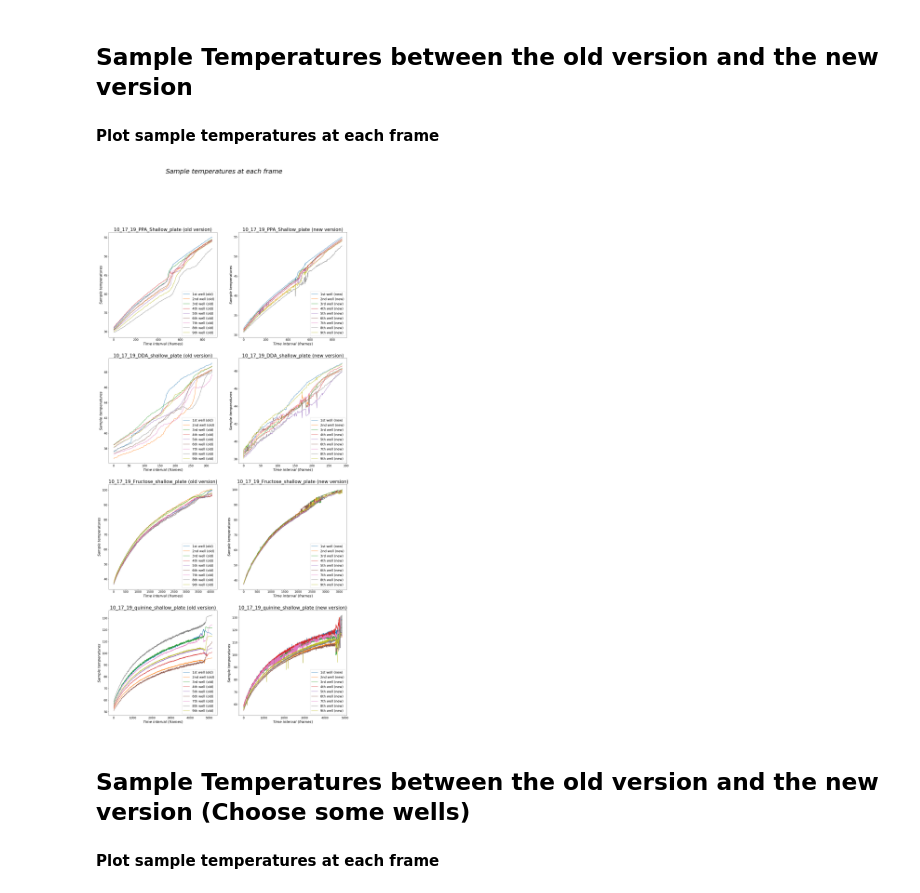
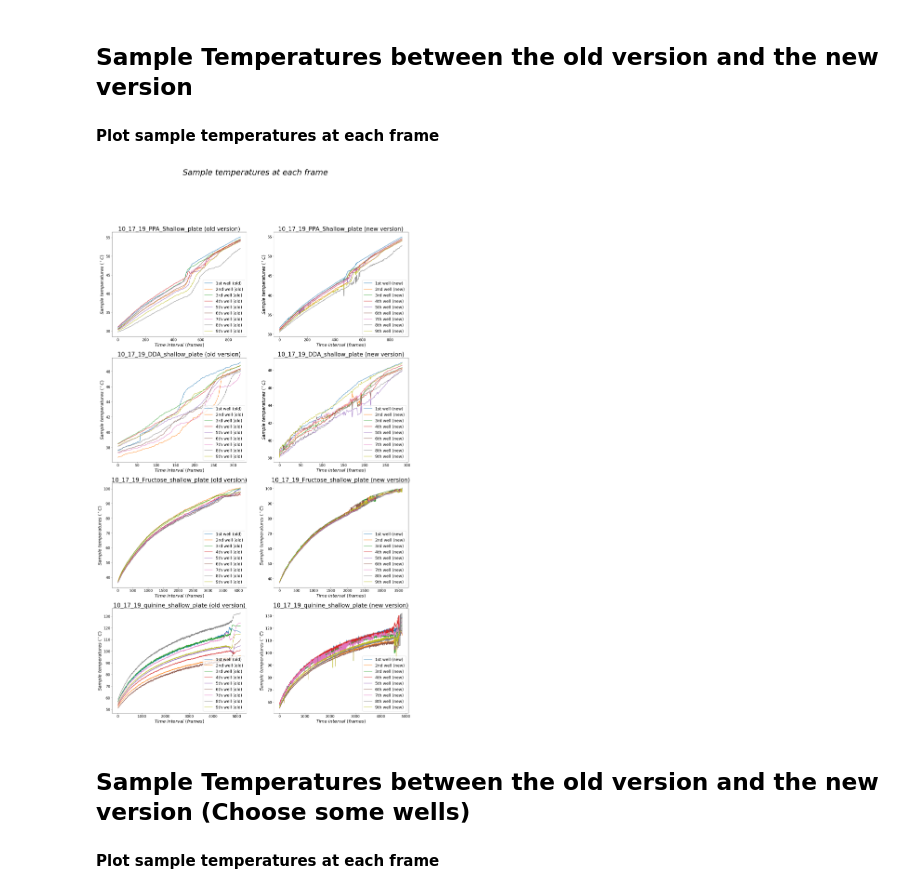
Before and after one commit to ng-git/musical-robot-ver2, a Jupyter notebook: Comparison.ipynb, the cells around one changed output. Saved outputs shown, nothing was run; the diff lists cells and outputs as text; code cells hidden in the pictures.

```diff
--- a/Comparison.ipynb
+++ b/Comparison.ipynb
@@ -193,7 +175,7 @@ plt.show()
 ## Sample Temperatures between the old version and the new version
 #### Plot sample temperatures at each frame
 # %%
-temp_figure = plt.figure(figsize=(24,50))
+temp_figure = plt.figure(figsize=(24,40))
 temp_figure.suptitle("$Sample$ $temperatures$ $at$ $each$ $frame$", fontsize=36)
 ax1 = temp_figure.add_subplot(421)
 ax1.plot(range(len(s_temp_old_group[0][0])), s_temp_old_group[0][0], label='1st well (old)')
@@ -207,7 +189,7 @@ ax1.plot(range(len(s_temp_old_group[0][0])), s_temp_old_group[0][7], label='8th
 ax1.plot(range(len(s_temp_old_group[0][0])), s_temp_old_group[0][8], label='9th well (old)')
 ax1.set_title("10_17_19_PPA_Shallow_plate (old version)", fontsize=26)
 ax1.set_xlabel("$Time$ $interval$ $(frames)$", fontsize=20)
-ax1.set_ylabel("$Sample$ $temperatures$", fontsize=20)
+ax1.set_ylabel("$Sample$ $temperatures$ $(^\circ C)$", fontsize=20)
 ax1.legend(fontsize=18, loc=4)
 ax1.xaxis.set_tick_params(labelsize=16)
 ax1.yaxis.set_tick_params(labelsize=16)
@@ -223,7 +205,7 @@ ax2.plot(range(len(s_temp_new_group[0][0])), s_temp_new_group[0][7], label='8th
 ax2.plot(range(len(s_temp_new_group[0][0])), s_temp_new_group[0][8], label='9th well (new)')
 ax2.set_title("10_17_19_PPA_Shallow_plate (new version)", fontsize=26)
 ax2.set_xlabel("$Time$ $interval$ $(frames)$", fontsize=20)
-ax2.set_ylabel("$Sample$ $temperatures$", fontsize=20)
+ax2.set_ylabel("$Sample$ $temperatures$ $(^\circ C)$", fontsize=20)
 ax2.legend(fontsize=18, loc=4)
 ax2.xaxis.set_tick_params(labelsize=16)
 ax2.yaxis.set_tick_params(labelsize=16)
@@ -239,7 +221,7 @@ ax3.plot(range(len(s_temp_old_group[1][0])), s_temp_old_group[1][7], label='8th
 ax3.plot(range(len(s_temp_old_group[1][0])), s_temp_old_group[1][8], label='9th well (old)')
 ax3.set_title("10_17_19_DDA_shallow_plate (old version)", fontsize=26)
 ax3.set_xlabel("$Time$ $interval$ $(frames)$", fontsize=20)
-ax3.set_ylabel("$Sample$ $temperatures$", fontsize=20)
+ax3.set_ylabel("$Sample$ $temperatures$ $(^\circ C)$", fontsize=20)
 ax3.legend(fontsize=18, loc=4)
 ax3.xaxis.set_tick_params(labelsize=16)
 ax3.yaxis.set_tick_params(labelsize=16)
@@ -255,7 +237,7 @@ ax4.plot(range(len(s_temp_new_group[1][0])), s_temp_new_group[1][7], label='8th
 ax4.plot(range(len(s_temp_new_group[1][0])), s_temp_new_group[1][8], label='9th well (new)')
 ax4.set_title("10_17_19_DDA_shallow_plate (new version)", fontsize=26)
 ax4.set_xlabel("$Time$ $interval$ $(frames)$", fontsize=20)
-ax4.set_ylabel("$Sample$ $temperatures$", fontsize=20)
+ax4.set_ylabel("$Sample$ $temperatures$ $(^\circ C)$", fontsize=20)
 ax4.legend(fontsize=18, loc=4)
 ax4.xaxis.set_tick_params(labelsize=16)
 ax4.yaxis.set_tick_params(labelsize=16)
@@ -271,7 +253,7 @@ ax5.plot(range(len(s_temp_old_group[2][0])), s_temp_old_group[2][7], label='8th
 ax5.plot(range(len(s_temp_old_group[2][0])), s_temp_old_group[2][8], label='9th well (old)')
 ax5.set_title("10_17_19_Fructose_shallow_plate (old version)", fontsize=26)
 ax5.set_xlabel("$Time$ $interval$ $(frames)$", fontsize=20)
-ax5.set_ylabel("$Sample$ $temperatures$", fontsize=20)
+ax5.set_ylabel("$Sample$ $temperatures$ $(^\circ C)$", fontsize=20)
 ax5.legend(fontsize=18, loc=4)
 ax5.xaxis.set_tick_params(labelsize=16)
 ax5.yaxis.set_tick_params(labelsize=16)
@@ -287,7 +269,7 @@ ax6.plot(range(len(s_temp_new_group[2][0])), s_temp_new_group[2][7], label='8th
 ax6.plot(range(len(s_temp_new_group[2][0])), s_temp_new_group[2][8], label='9th well (new)')
 ax6.set_title("10_17_19_Fructose_shallow_plate (new version)", fontsize=26)
 ax6.set_xlabel("$Time$ $interval$ $(frames)$", fontsize=20)
-ax6.set_ylabel("$Sample$ $temperatures$", fontsize=20)
+ax6.set_ylabel("$Sample$ $temperatures$ $(^\circ C)$", fontsize=20)
 ax6.legend(fontsize=18, loc=4)
 ax6.xaxis.set_tick_params(labelsize=16)
 ax6.yaxis.set_tick_params(labelsize=16)
@@ -296,36 +278,36 @@ ax7.plot(range(len(s_temp_old_group[3][0])), s_temp_old_group[3][0], label='1st
 ax7.plot(range(len(s_temp_old_group[3][0])), s_temp_old_group[3][1], label='2nd well (old)')
 ax7.plot(range(len(s_temp_old_group[3][0])), s_temp_old_group[3][2], label='3rd well (old)')
 ax7.plot(range(len(s_temp_old_group[3][0])), s_temp_old_group[3][3], label='4th well (old)')
 ax7.plot(range(len(s_temp_old_group[3][0])), s_temp_old_group[3][4], label='5th well (old)')
 ax7.plot(range(len(s_temp_old_group[3][0])), s_temp_old_group[3][5], label='6th well (old)')
 ax7.plot(range(len(s_temp_old_group[3][0])), s_temp_old_group[3][6], label='7th well (old)')
 ax7.plot(range(len(s_temp_old_group[3][0])), s_temp_old_group[3][7], label='8th well (old)')
 ax7.plot(range(len(s_temp_old_group[3][0])), s_temp_old_group[3][8], label='9th well (old)')
 ax7.set_title("10_17_19_quinine_shallow_plate (old version)", fontsize=26)
 ax7.set_xlabel("$Time$ $interval$ $(frames)$", fontsize=20)
-ax7.set_ylabel("$Sample$ $temperatures$", fontsize=20)
+ax7.set_ylabel("$Sample$ $temperatures$ $(^\circ C)$", fontsize=20)
 ax7.legend(fontsize=18, loc=4)
 ax7.xaxis.set_tick_params(labelsize=16)
 ax7.yaxis.set_tick_params(labelsize=16)
 ax8 = temp_figure.add_subplot(428)
 ax8.plot(range(len(s_temp_new_group[3][0])), s_temp_new_group[3][0], label='1st well (new)')
 ax8.plot(range(len(s_temp_new_group[3][0])), s_temp_new_group[3][1], label='2nd well (new)')
 ax8.plot(range(len(s_temp_new_group[3][0])), s_temp_new_group[3][2], label='3rd well (new)')
 ax8.plot(range(len(s_temp_new_group[3][0])), s_temp_new_group[3][3], label='4th well (new)')
 ax8.plot(range(len(s_temp_new_group[3][0])), s_temp_new_group[3][4], label='5th well (new)')
 ax8.plot(range(len(s_temp_new_group[3][0])), s_temp_new_group[3][5], label='6th well (new)')
 ax8.plot(range(len(s_temp_new_group[3][0])), s_temp_new_group[3][6], label='7th well (new)')
 ax8.plot(range(len(s_temp_new_group[3][0])), s_temp_new_group[3][7], label='8th well (new)')
 ax8.plot(range(len(s_temp_new_group[3][0])), s_temp_new_group[3][8], label='9th well (new)')
 ax8.set_title("10_17_19_quinine_shallow_plate (new version)", fontsize=26)
 ax8.set_xlabel("$Time$ $interval$ $(frames)$", fontsize=20)
-ax8.set_ylabel("$Sample$ $temperatures$", fontsize=20)
+ax8.set_ylabel("$Sample$ $temperatures$ $(^\circ C)$", fontsize=20)
 ax8.legend(fontsize=18, loc=4)
 ax8.xaxis.set_tick_params(labelsize=16)
 ax8.yaxis.set_tick_params(labelsize=16)
 plt.show()
 # %% [output]
-[figure, old version]
+[figure, new version]
 # %% [markdown]
 ## Sample Temperatures between the old version and the new version (Choose some wells)
 #### Plot sample temperatures at each frame
```
Also changed, not shown: parts of 8 cells of this notebook.
